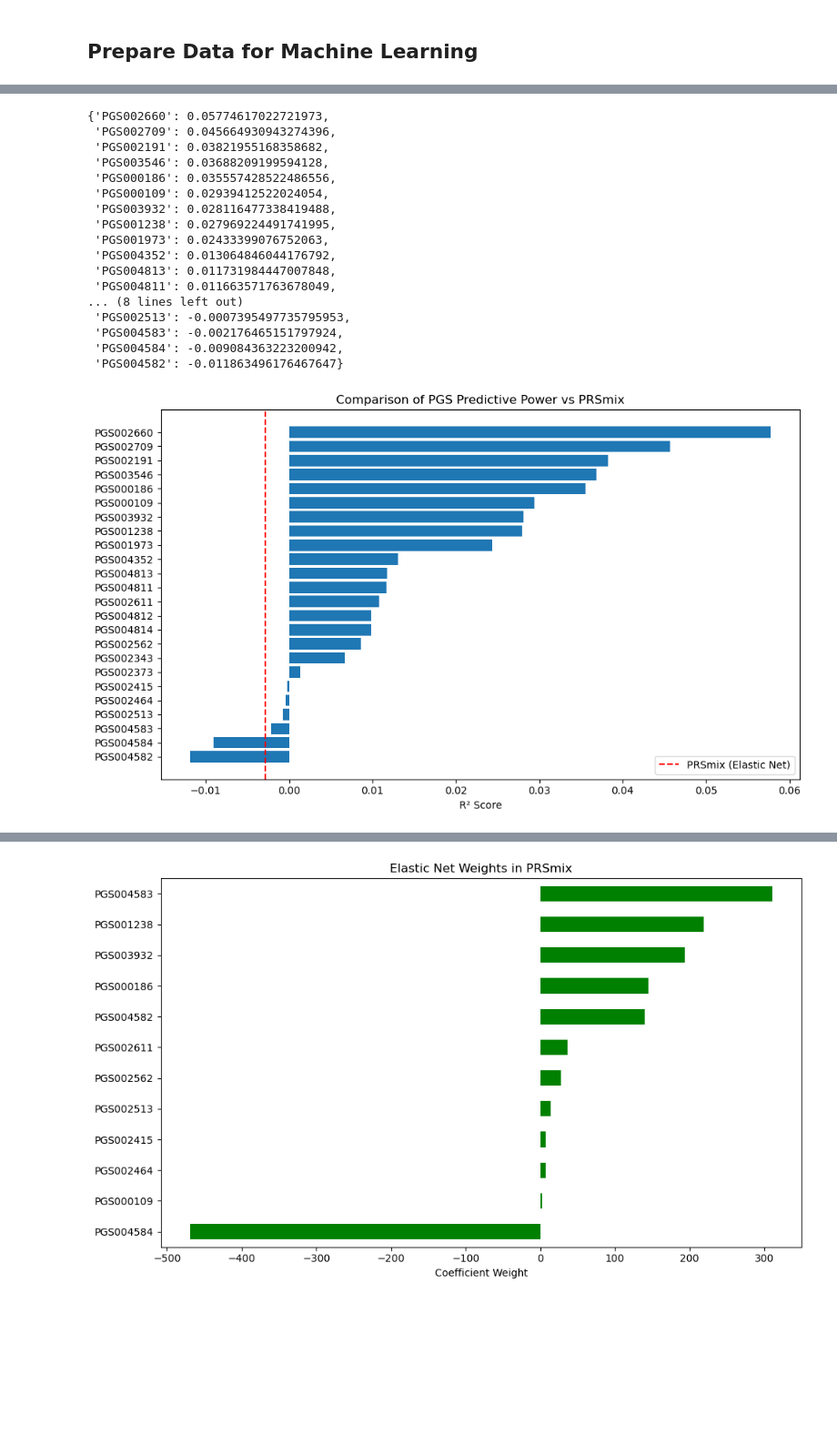
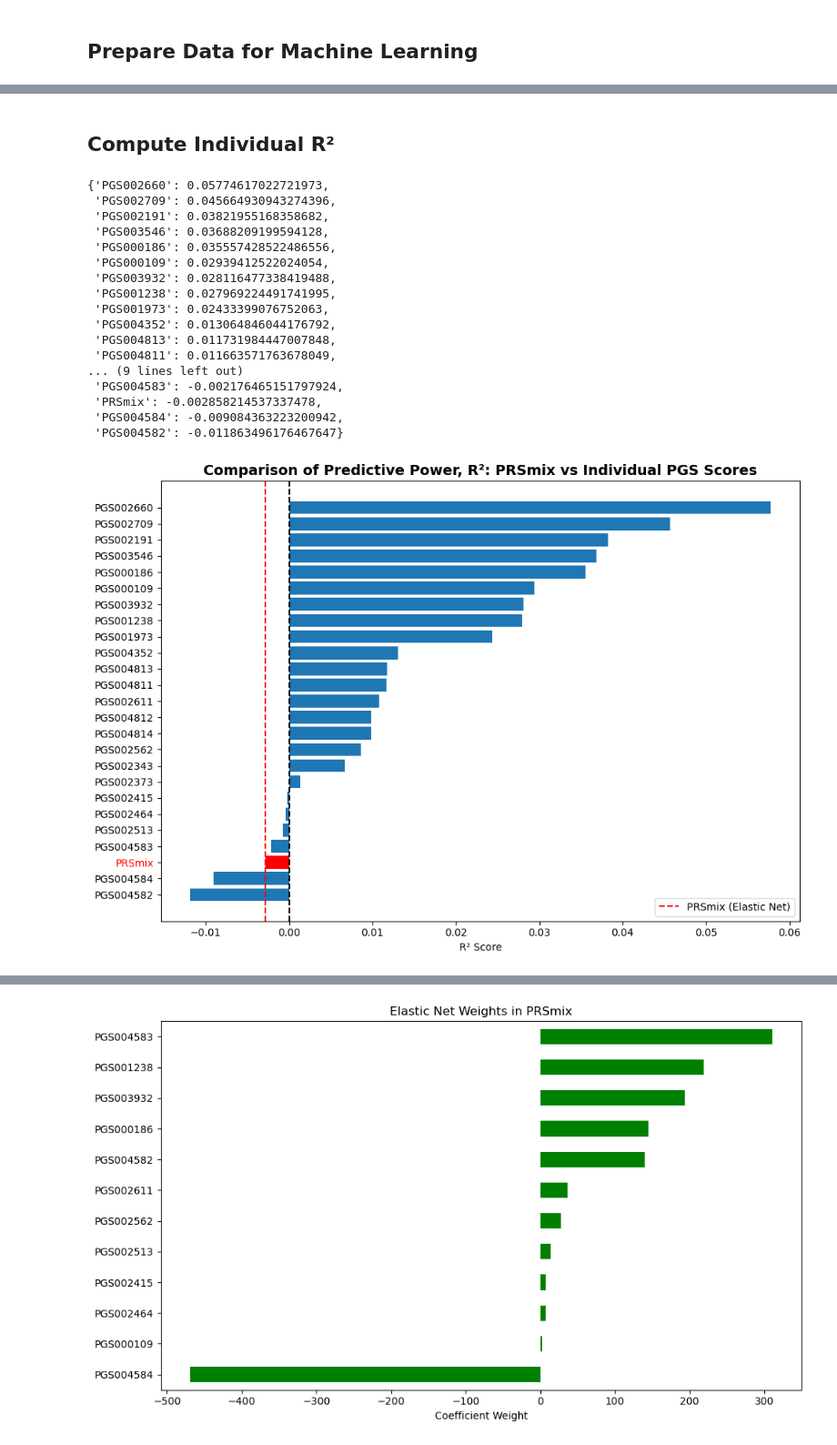
Before and after one commit to Cicada-Cyber/PRS_Avengers, a Jupyter notebook: Group5_Analysis_Notebook.ipynb, the cells around one changed output, grey strips where cells are left out. Shown at 91% size. Drawn from its saved outputs; the diff is of its cells as text; code cells hidden in the pictures; blank space fills up the shorter version.

```diff
--- a/Group5_Analysis_Notebook.ipynb
+++ b/Group5_Analysis_Notebook.ipynb
@@ -263,3 +309,5 @@ np.corrcoef(y_test, y_pred)
+# %% [markdown]
+## Compute Individual R²
 # %%
 # Compare with individual PGS R^2
 single_r2s = {}
@@ -270,6 +318,9 @@ for col in pgs_cols:
     r2 = r2_score(y_test, pred)
     single_r2s[col] = r2
 
+# Add PRSmix
+single_r2s['PRSmix'] = prsmix_r2
+
 # Visualize R2 scores
 sorted_r2s = dict(sorted(single_r2s.items(), key=lambda x: x[1], reverse=True))
 # %%
@@ -287,20 +338,34 @@ sorted_r2s
  'PGS004352': 0.013064846044176792,
  'PGS004813': 0.011731984447007848,
  'PGS004811': 0.011663571763678049,
-... (8 lines left out)
- 'PGS002513': -0.0007395497735795953,
+... (9 lines left out)
  'PGS004583': -0.002176465151797924,
+ 'PRSmix': -0.002858214537337478,
  'PGS004584': -0.009084363223200942,
  'PGS004582': -0.011863496176467647}
 # %%
-plt.figure(figsize=(10, 6))
-plt.barh(list(sorted_r2s.keys())[::-1], list(sorted_r2s.values())[::-1])
+# Assume sorted_r2s is a dictionary: {PGS_id: R2_score}
+labels = list(sorted_r2s.keys())[::-1]  # PGS IDs
+scores = list(sorted_r2s.values())[::-1]
+
+colors = ['red' if label == 'PRSmix' else '#1f77b4' for label in labels]
+#colors
+
+plt.figure(figsize=(10, 7))
+plt.barh(labels, scores, color = colors)
 plt.axvline(prsmix_r2, color='red', linestyle='--', label='PRSmix (Elastic Net)')
+plt.axvline(0, color='black', linestyle='--')
 plt.xlabel("R² Score")
-plt.title("Comparison of PGS Predictive Power vs PRSmix")
+plt.title("Comparison of Predictive Power, R²: PRSmix vs Individual PGS Scores", weight = "bold", fontsize=14)
 plt.legend()
 plt.tight_layout()
+
+# Change label colors
+ax = plt.gca()
+for label in ax.get_yticklabels():
+    label.set_color('red' if label.get_text() == 'PRSmix' else 'black')
+
 plt.show()
 # %% [output]
-[figure, old version]
+[figure, new version]
 # %%
```
Also changed, not shown: parts of 15 cells of this notebook.
